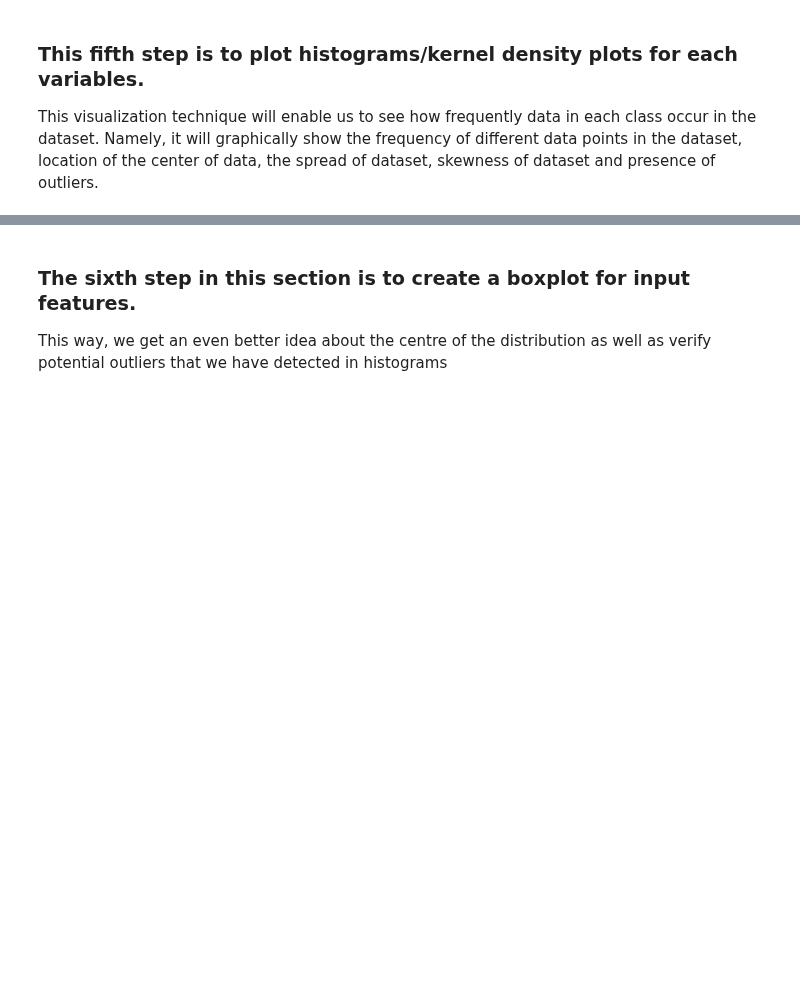
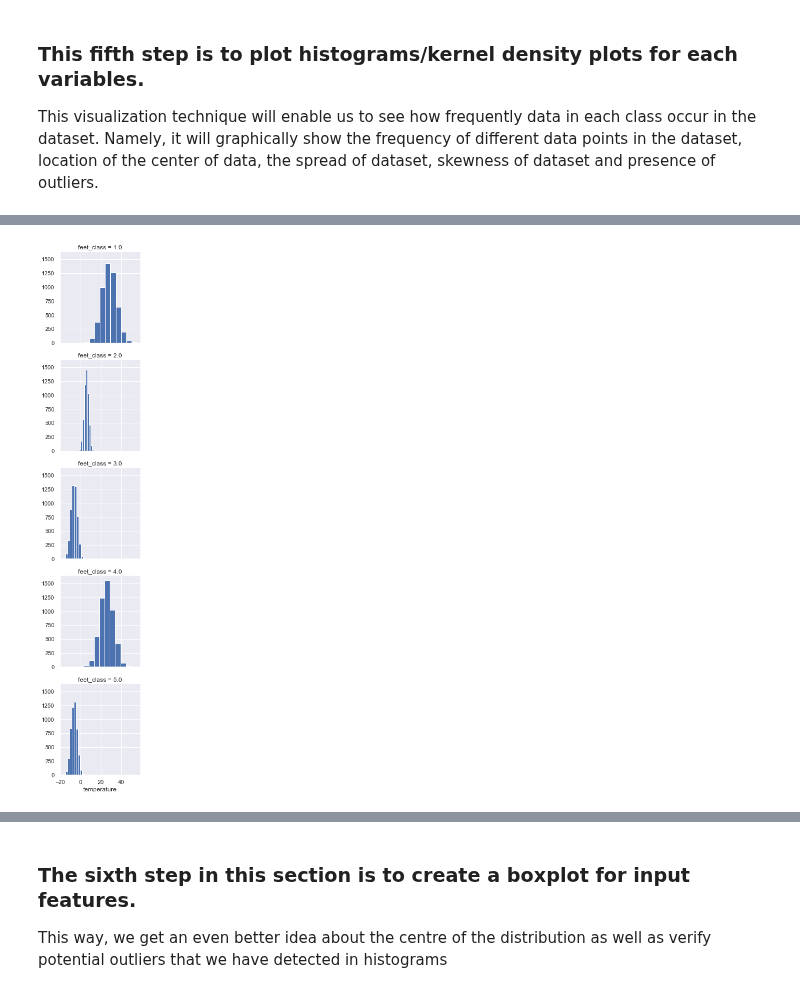
Before and after one commit to TechLabs-Berlin/wt21-commfy, a Jupyter notebook: multiclass_classification_feet.ipynb, the cells around one changed output, grey strips where cells are left out. Cells and saved outputs as stored; diff of their text form; code cells hidden in the pictures; blank space fills up the shorter version.

```diff
--- a/multiclass_classification_feet.ipynb
+++ b/multiclass_classification_feet.ipynb
@@ -77,0 +113,6 @@ plot.show()
+# %%
+g = sns.FacetGrid(feets, row = "feet_class")
+g = g.map(plt.hist, "temperature")
+plt.show()
+# %% [output]
+[figure, added]
```
Also changed, not shown: parts of 23 cells of this notebook.
